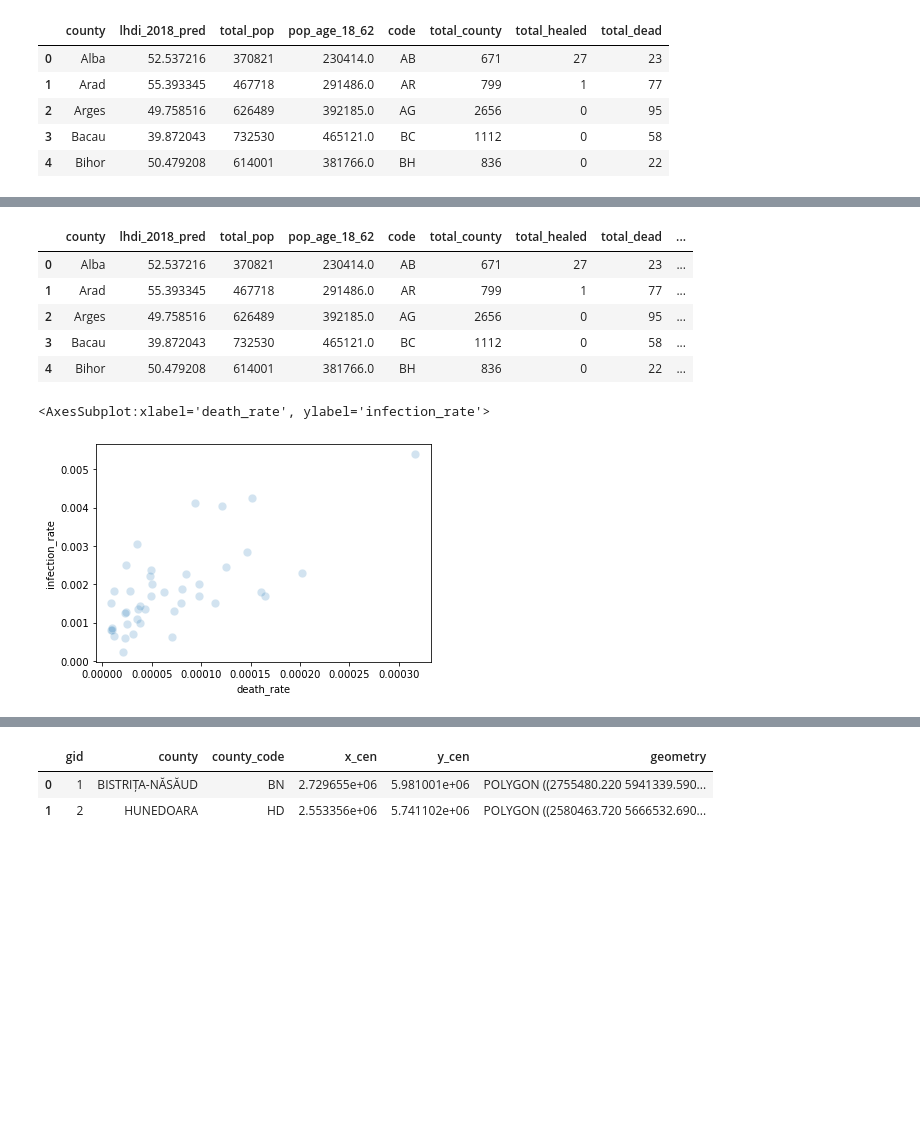
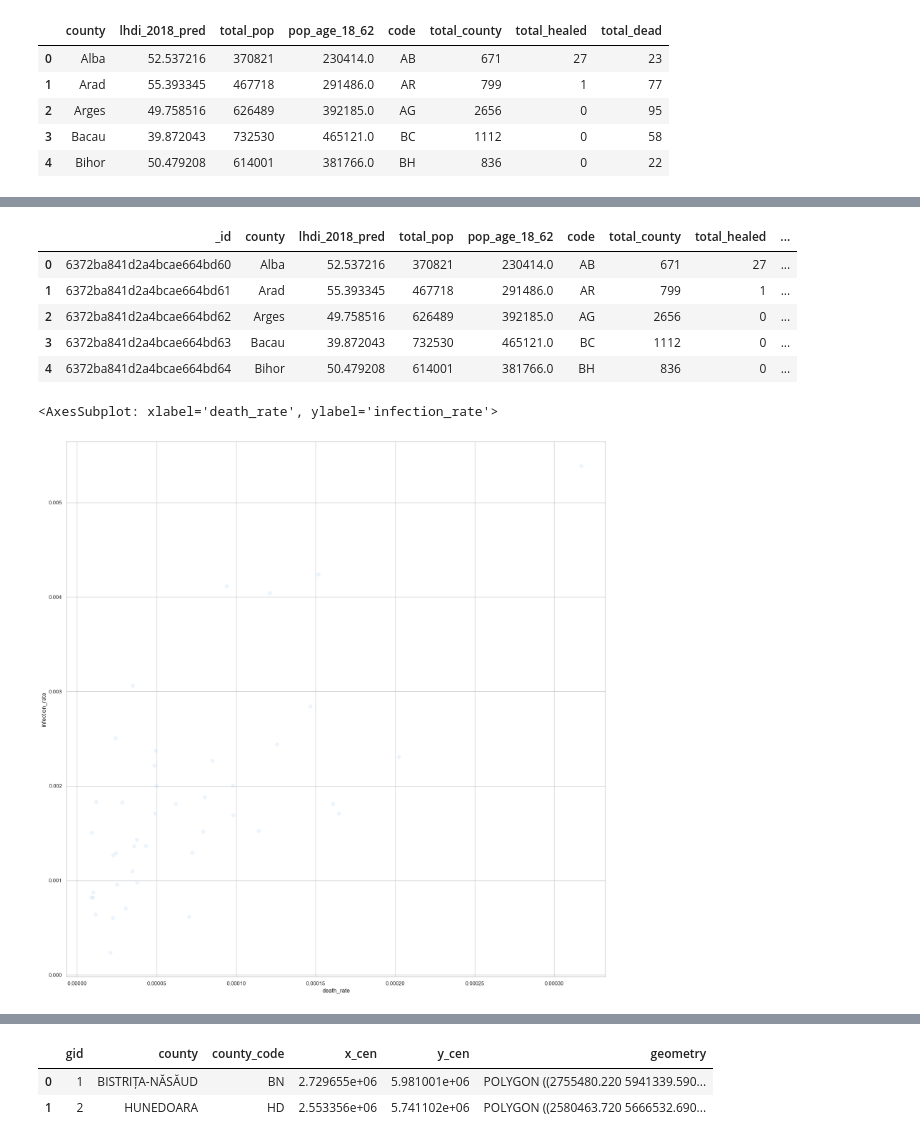
Before and after one commit to stefanacioban/aidr-madc2022, a Jupyter notebook: pilot_project.ipynb, the cells around one changed output, grey strips where cells are left out. Drawn from its saved outputs; the diff is of its cells as text; code cells hidden in the pictures; blank space fills up the shorter version.

```diff
--- a/pilot_project.ipynb
+++ b/pilot_project.ipynb
@@ -273,0 +386,8 @@ This data was gathered from [The Natinoal Institue of Statistics Romania (2020)]
+# %%
+# Create a pandas DataFrame with the data in the cursor
+active_pop_list = []
+cursor = active_pop_collection.find({})
+for item in cursor:
+    active_pop_list.append(item)
+active_pop_fromdb = pd.DataFrame(active_pop_list)
+active_pop_fromdb.head()
@@ -405,0 +534,3 @@ lhdi_active_pop_county_covid.to_csv('Data/lhdi_active_pop_county_covid.csv', ind
+# %%
+# Create a new collection to store the aggregated data
+lhdi_active_pop_covid_collection = client.get_database(mydb)['lhdi_active_pop_covid']
@@ -405,0 +545,8 @@ lhdi_active_pop_county_covid.to_csv('Data/lhdi_active_pop_county_covid.csv', ind
+# %%
+# Create a pandas DataFrame with the data in the cursor
+lhdi_active_pop_covid_list = []
+cursor = lhdi_active_pop_covid_collection.find({})
+for item in cursor:
+    lhdi_active_pop_covid_list.append(item)
+lhdi_active_pop_covid_fromdb = pd.DataFrame(lhdi_active_pop_covid_list)
+lhdi_active_pop_covid_fromdb.head()
@@ -406,22 +572,22 @@ lhdi_active_pop_county_covid.to_csv('Data/lhdi_active_pop_county_covid.csv', ind
 # %%
 # Get some rates (or standardize some values)
-lhdi_active_pop_county_covid['death_rate'] = lhdi_active_pop_county_covid['total_dead'] / lhdi_active_pop_county_covid[
+lhdi_active_pop_covid_fromdb['death_rate'] = lhdi_active_pop_covid_fromdb['total_dead'] / lhdi_active_pop_covid_fromdb[
     'total_pop']
-lhdi_active_pop_county_covid['infection_rate'] = lhdi_active_pop_county_covid['total_county']/lhdi_active_pop_county_covid['total_pop']
-lhdi_active_pop_county_covid['healed_rate'] = lhdi_active_pop_county_covid['total_healed']/lhdi_active_pop_county_covid['total_pop']
-lhdi_active_pop_county_covid['active_pop_rate'] = lhdi_active_pop_county_covid['pop_age_18_62']/lhdi_active_pop_county_covid['total_pop']
-lhdi_active_pop_county_covid.head()
+lhdi_active_pop_covid_fromdb['infection_rate'] = lhdi_active_pop_covid_fromdb['total_county']/lhdi_active_pop_covid_fromdb['total_pop']
+lhdi_active_pop_covid_fromdb['healed_rate'] = lhdi_active_pop_covid_fromdb['total_healed']/lhdi_active_pop_covid_fromdb['total_pop']
+lhdi_active_pop_covid_fromdb['active_pop_rate'] = lhdi_active_pop_covid_fromdb['pop_age_18_62']/lhdi_active_pop_covid_fromdb['total_pop']
+lhdi_active_pop_covid_fromdb.head()
 # %% [output]
-|  | county | lhdi_2018_pred | total_pop | pop_age_18_62 | code | total_county | total_healed | total_dead | ... |
-| 0 | Alba | 52.537216 | 370821 | 230414.0 | AB | 671 | 27 | 23 | ... |
-| 1 | Arad | 55.393345 | 467718 | 291486.0 | AR | 799 | 1 | 77 | ... |
-| 2 | Arges | 49.758516 | 626489 | 392185.0 | AG | 2656 | 0 | 95 | ... |
-| 3 | Bacau | 39.872043 | 732530 | 465121.0 | BC | 1112 | 0 | 58 | ... |
-| 4 | Bihor | 50.479208 | 614001 | 381766.0 | BH | 836 | 0 | 22 | ... |
+|  | _id | county | lhdi_2018_pred | total_pop | pop_age_18_62 | code | total_county | total_healed | ... |
+| 0 | 6372ba841d2a4bcae664bd60 | Alba | 52.537216 | 370821 | 230414.0 | AB | 671 | 27 | ... |
+| 1 | 6372ba841d2a4bcae664bd61 | Arad | 55.393345 | 467718 | 291486.0 | AR | 799 | 1 | ... |
+| 2 | 6372ba841d2a4bcae664bd62 | Arges | 49.758516 | 626489 | 392185.0 | AG | 2656 | 0 | ... |
+| 3 | 6372ba841d2a4bcae664bd63 | Bacau | 39.872043 | 732530 | 465121.0 | BC | 1112 | 0 | ... |
+| 4 | 6372ba841d2a4bcae664bd64 | Bihor | 50.479208 | 614001 | 381766.0 | BH | 836 | 0 | ... |
 # %%
 # Plot some scatterplots to better understand the data
-sns.scatterplot(data=lhdi_active_pop_county_covid, x="death_rate", y="infection_rate", alpha=0.2, s=70, legend=True)
+sns.scatterplot(data=lhdi_active_pop_covid_fromdb, x="death_rate", y="infection_rate", alpha=0.2, s=70, legend=True)
 # %% [output]
-<AxesSubplot:xlabel='death_rate', ylabel='infection_rate'>
+<AxesSubplot: xlabel='death_rate', ylabel='infection_rate'>
-[figure, old version]
+[figure, new version]
 # %%
```
Also changed, not shown: parts of 89 cells of this notebook, 2 other files.
